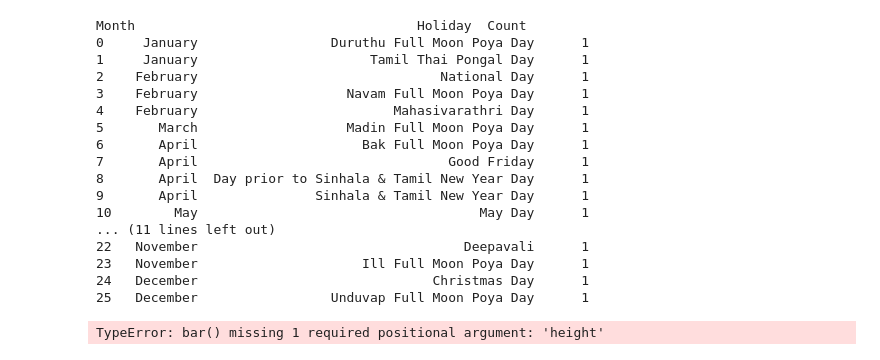
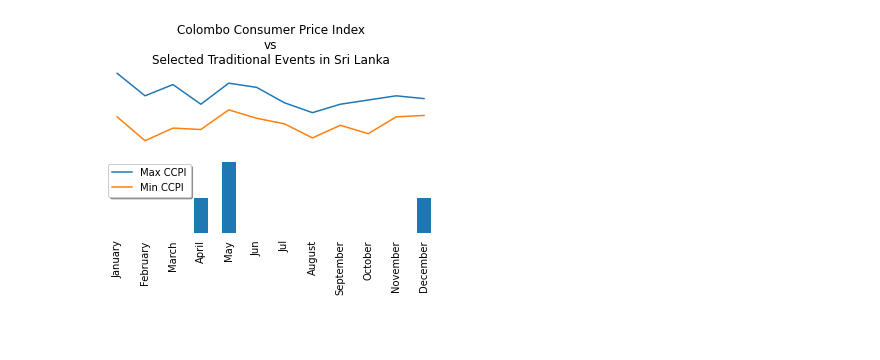
Before and after one commit to keashan/Relation-in-Holidays-and-CCPI, a Jupyter notebook: Holiday & CCPI.ipynb, the cells around one changed output. Drawn from its saved outputs; the diff is of its cells as text; code cells hidden in the pictures; blank space fills up the shorter version.

```diff
--- a/Holiday & CCPI.ipynb
+++ b/Holiday & CCPI.ipynb
@@ -20,29 +1,42 @@ ccpimaxmin.set_index('Month',inplace=True)
-# %%
-holiday.drop(['Date','Day'],axis=1,inplace=True)
-holiday['Count']=1
-print(holiday)
-# %% [output]
-Month                                    Holiday  Count
-0     January                 Duruthu Full Moon Poya Day      1
-1     January                      Tamil Thai Pongal Day      1
-2    February                               National Day      1
-3    February                   Navam Full Moon Poya Day      1
-4    February                         Mahasivarathri Day      1
-5       March                   Madin Full Moon Poya Day      1
-6       April                     Bak Full Moon Poya Day      1
-7       April                                Good Friday      1
-8       April  Day prior to Sinhala & Tamil New Year Day      1
-9       April               Sinhala & Tamil New Year Day      1
-10        May                                    May Day      1
-... (11 lines left out)
-22   November                                  Deepavali      1
-23   November                     Ill Full Moon Poya Day      1
-24   December                              Christmas Day      1
-25   December                 Unduvap Full Moon Poya Day      1
-# %%
-fig,(ax1,ax2)=plt.subplots(2,1,sharex=True)
-ax1.plot(ccpimaxmin)
-ax2.bar(holiday)
-plt.show()
-# %% [output]
-TypeError: bar() missing 1 required positional argument: 'height'
+# %%
+import pandas as pd
+import matplotlib.pyplot as plt
+import seaborn as sns
+
+ccpiAll=pd.read_csv('Colombo Consumer Price Index.csv')
+holiday=pd.read_csv('Sri Lanka Holiday.csv')
+ccpiAll.columns=['Year','January' , 'February' , 'March' , 'April' , 'May' , 'June' , 'July' , 'August' , 'September' , 'October' , 'November' , 'December']
+ccpi=ccpiAll.loc[ccpiAll['Year']>2009].dropna()
+ccpi.set_index('Year',inplace=True)
+
+ccpimax=ccpi.max()
+ccpimin=ccpi.min()
+
+ccpimaxmin=pd.concat([ccpimax,ccpimin],axis=1)
+ccpimaxmin.reset_index(inplace=True)
+ccpimaxmin.columns=['Month','Maximum - Last 10 years','Minimum - Last 10 years']
+ccpimaxmin.set_index('Month',inplace=True)
+selectedlist=['Sinhala & Tamil New Year Day','Id Ul-Fitr','Vesak Full Moon Poya Day','Christmas Day']
+holiday['Count']=0
+for index in holiday.iterrows():
+    for item in selectedlist:
+        holiday.loc[holiday['Holiday']==item,'Count']=1
+fig,(ax1,ax2)=plt.subplots(2,1,sharex=True,figsize=(6,3))
+
+ax1.title.set_text('Colombo Consumer Price Index\nvs\nSelected Traditional Events in Sri Lanka')
+
+a,b=ax1.plot(ccpimaxmin)
+c=ax2=holiday.groupby('Month',sort=False)['Count'].sum().plot.bar(grid=False)
+ax1.set(frame_on=False)
+ax2.set(frame_on=False)
+plt.xticks(rotation=90)
+ax1.tick_params(bottom=False,left=False,labelbottom=False,labelleft=False)
+ax2.tick_params(bottom=False,left=False,labelbottom=True,labelleft=False)
+ax2.xaxis.label.set_visible(False)
+
+ax2.legend((a,b,c),('Max CCPI','Min CCPI','Holiday Selected'), loc='upper left', shadow=True)
+
+plt.savefig('Chart.png',bbox_inches = 'tight')
+plt.show()
+# %% [output]
+[figure, added]
```
Also changed, not shown: parts of 2 cells of this notebook, 1 other file.
